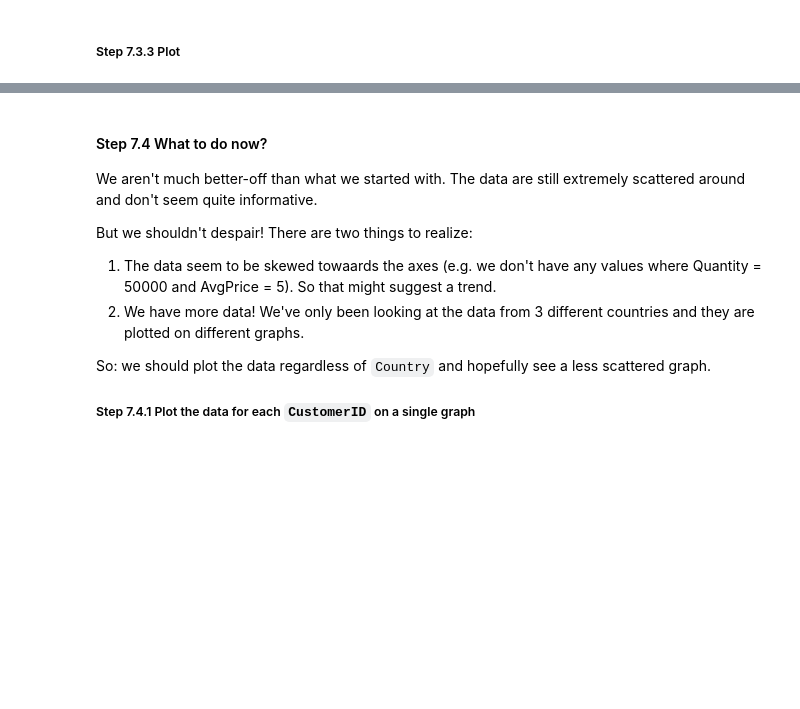
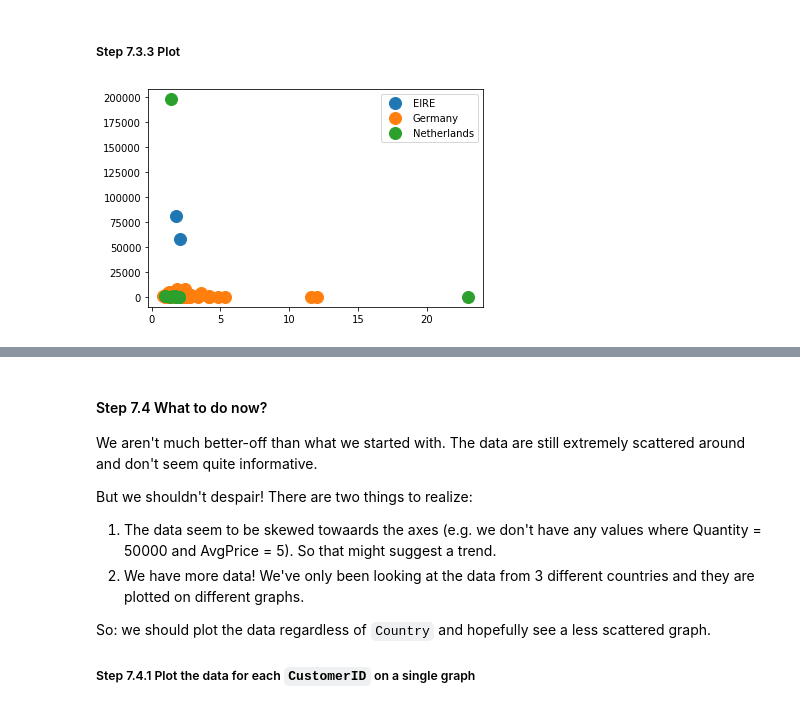
Before and after one commit to zhenhuaQLX/QLX-DS-Training, a Jupyter notebook: datascience/python/10_mod_pandas/supplemental/07_Visualization/Online_Retail/Exercises.ipynb, the cells around one changed output, grey strips where cells are left out. Drawn from its saved outputs; the diff is of its cells as text; code cells hidden in the pictures; blank space fills up the shorter version.

```diff
--- a/datascience/python/10_mod_pandas/supplemental/07_Visualization/Online_Retail/Exercises.ipynb
+++ b/datascience/python/10_mod_pandas/supplemental/07_Visualization/Online_Retail/Exercises.ipynb
@@ -154,3 +154,5 @@ We need to unpack that.
 #### Step 7.3 Modify, select and plot data
 ##### Step 7.3.1 Add a column to online_rt called `Revenue` calculate the revenue (Quantity * UnitPrice) from each sale.
 We will use this later to figure out an average price per customer.
+# %%
+online_rt['Revenue'] = online_rt.UnitPrice * online_rt.Quantity
@@ -157,4 +175,18 @@ We will use this later to figure out an average price per customer.
 # %% [markdown]
 ##### Step 7.3.2 Group by `CustomerID` and `Country` and find out the average price (`AvgPrice`) each customer spends per unit.
+# %%
+sum_order_customer = online_rt[online_rt.Country.isin(top3_countries)].groupby(['CustomerID','Country']).agg({'Quantity':'sum','Revenue':'sum'}).reset_index()
+sum_order_customer['AvgPrice'] = sum_order_customer.Revenue / sum_order_customer.Quantity
+# %%
+sum_order_customer_pc = sum_order_customer.groupby('Country')
 # %% [markdown]
 ##### Step 7.3.3 Plot
+# %%
+fig = plt.figure()
+ax = fig.add_subplot(1,1,1)
+for name, group in sum_order_customer_pc:
+    ax.plot(group.AvgPrice, group.Quantity, marker='o', linestyle='', ms=12, label=name)
+ax.legend()
+plt.show()
+# %% [output]
+[figure, added]
```
Also changed, not shown: parts of 4 cells of this notebook.
